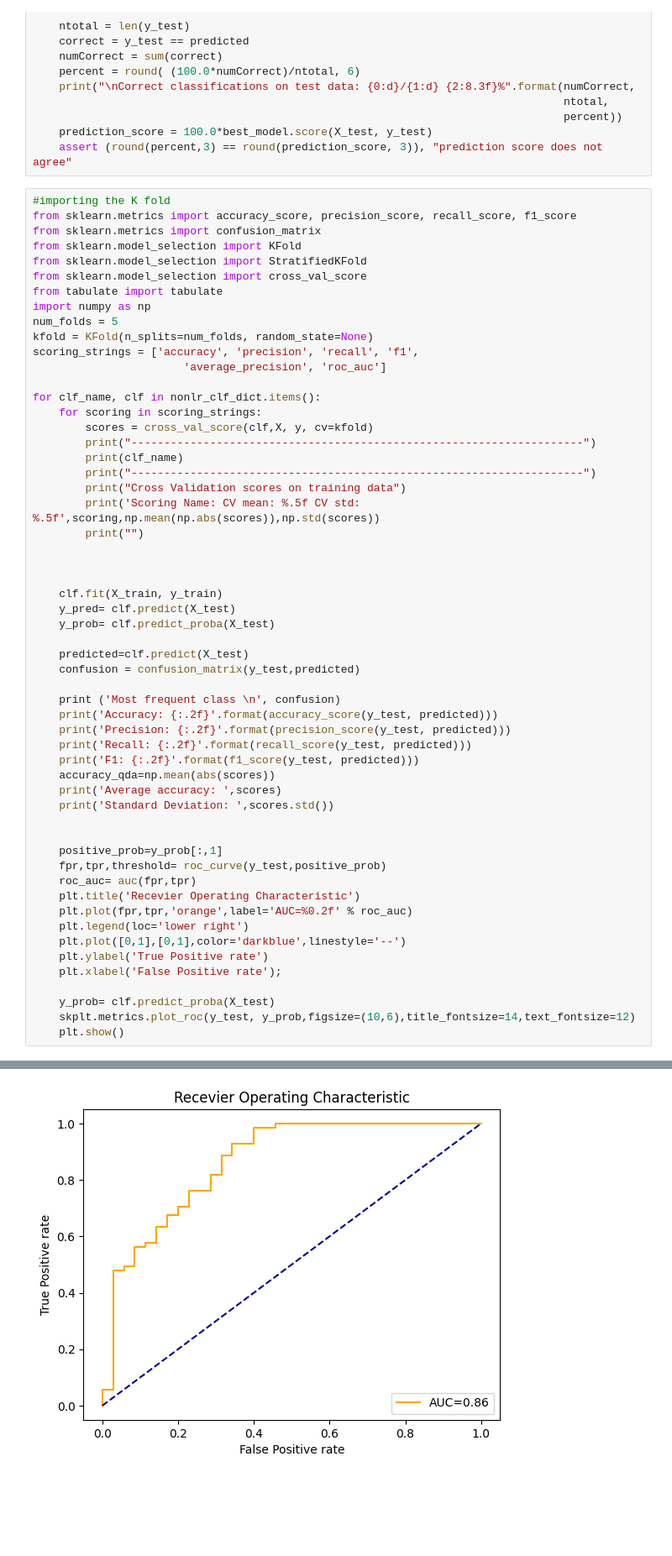
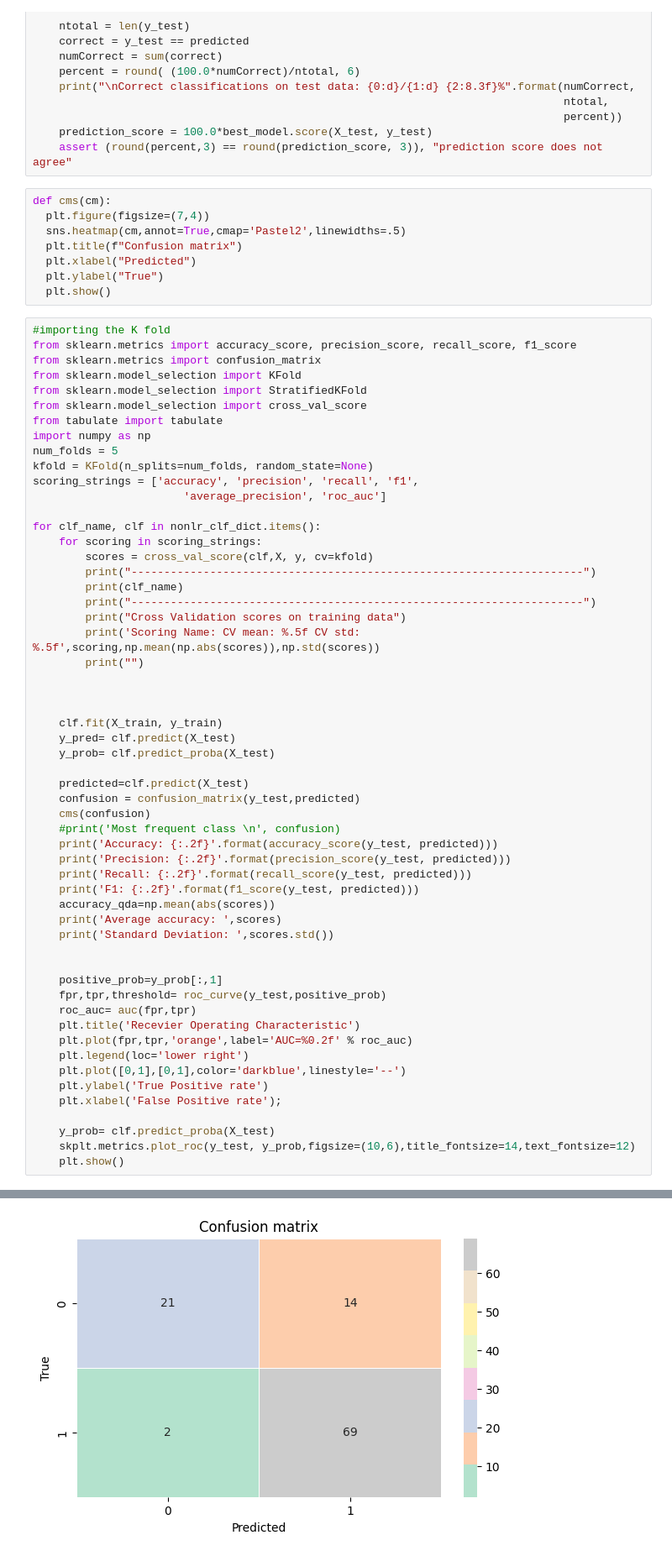
Before and after one commit to sibelsezen/ML-Assignment4, a Jupyter notebook: Sibel_Sezen_A4.ipynb, the cells around one changed output, grey strips where cells are left out. Shown: that part at 84% size. Saved outputs shown, nothing was run; the diff lists cells and outputs as text; blank space fills up the shorter version.

```diff
--- a/Sibel_Sezen_A4.ipynb
+++ b/Sibel_Sezen_A4.ipynb
@@ -208,6 +208,14 @@ def Plot_Confusion_Matrix(best_model):
                                                                                  percent))
     prediction_score = 100.0*best_model.score(X_test, y_test)
     assert (round(percent,3) == round(prediction_score, 3)), "prediction score does not agree"
+# %%
+def cms(cm):
+  plt.figure(figsize=(7,4))
+  sns.heatmap(cm,annot=True,cmap='Pastel2',linewidths=.5)
+  plt.title(f"Confusion matrix")
+  plt.xlabel("Predicted")
+  plt.ylabel("True")
+  plt.show()
 # %%
 #importing the K fold
 from sklearn.metrics import accuracy_score, precision_score, recall_score, f1_score
@@ -240,8 +248,8 @@ for clf_name, clf in nonlr_clf_dict.items():
 
     predicted=clf.predict(X_test)
     confusion = confusion_matrix(y_test,predicted)
-
-    print ('Most frequent class \n', confusion)
+    cms(confusion)
+    #print('Most frequent class \n', confusion)
     print('Accuracy: {:.2f}'.format(accuracy_score(y_test, predicted)))
     print('Precision: {:.2f}'.format(precision_score(y_test, predicted)))
     print('Recall: {:.2f}'.format(recall_score(y_test, predicted)))
@@ -285 +293 @@ Standard Deviation:  0.08429426119755212
-[figure, old version]
+[figure, new version]
```
Also changed, not shown: parts of 1 cell of this notebook.
